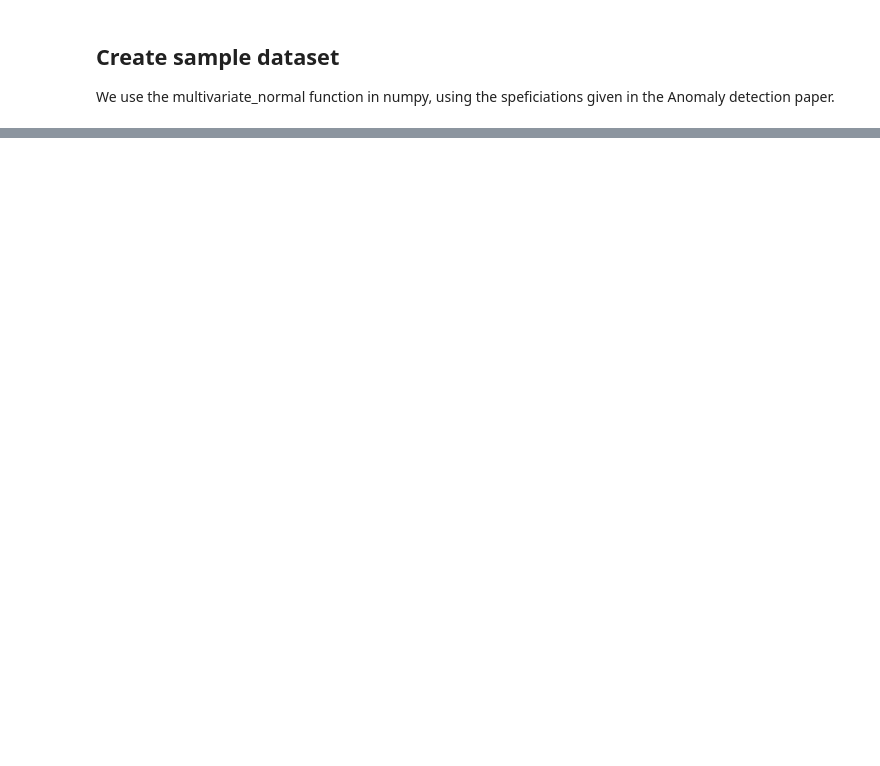
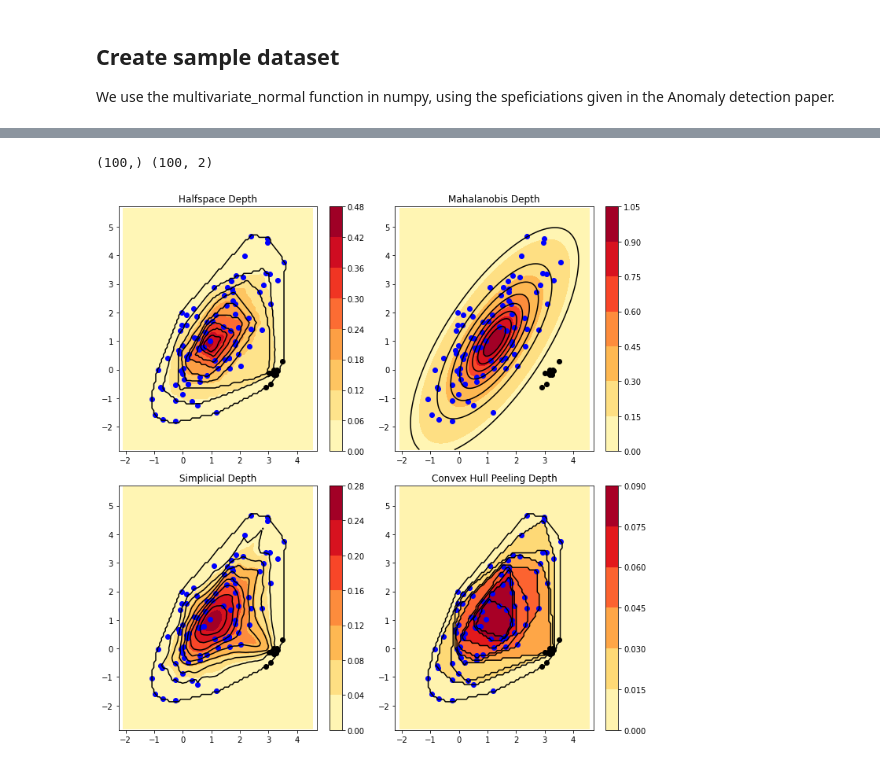
Before and after one commit to ananya-k15/data-depth, a Jupyter notebook: data_depth.ipynb, the cells around one changed output, grey strips where cells are left out. Drawn from its saved outputs; the diff is of its cells as text; code cells hidden in the pictures; blank space fills up the shorter version.

Commit message:
implement data depth definitions

```diff
--- a/data_depth.ipynb
+++ b/data_depth.ipynb
@@ -85,7 +84,0 @@ plt.show()
-# %%
-from depth.multivariate import *
-mat1=[[1, 0, 0, 0, 0],[0, 2, 0, 0, 0],[0, 0, 3, 0, 0],[0, 0, 0, 2, 0],[0, 0, 0, 0, 1]]
-mat2=[[1, 0, 0, 0, 0],[0, 1, 0, 0, 0],[0, 0, 1, 0, 0],[0, 0, 0, 1, 0],[0, 0, 0, 0, 1]]
-x = np.random.multivariate_normal([1,1,1,1,1], mat2, 10)
-data = np.random.multivariate_normal([0,0,0,0,0], mat1, 1000)
-mahalanobis(x, data)
@@ -95,0 +85,6 @@ UnboundLocalError: local variable 'ddalpha_exact' referenced before assignment
+# %%
+# compute combined dataset
+combined_data = np.column_stack((combined_x, combined_y))
+print(combined_x.shape, combined_data.shape)
+# %% [output]
+(100,) (100, 2)
@@ -95,0 +105,34 @@ UnboundLocalError: local variable 'ddalpha_exact' referenced before assignment
+# %%
+# Function to plot depth contours
+def plot_depth_contours(ax, depth_function, title):
+    # Create grid for plotting
+    grid_x, grid_y = np.mgrid[combined_x.min()-1:combined_x.max()+1:100j, combined_y.min()-1:combined_y.max()+1:100j]
+    grid = np.column_stack([grid_x.ravel(), grid_y.ravel()])
+
+    # Compute depth on the grid
+    grid_depths = depth_function(grid, combined_data)
+    grid_depths = grid_depths.reshape(grid_x.shape)
+
+    # Plot depth contours
+    contour = ax.contourf(grid_x, grid_y, grid_depths, cmap="YlOrRd")
+    ax.contour(grid_x, grid_y, grid_depths, colors='k', levels=np.linspace(grid_depths.min(), grid_depths.max(), 10))
+    ax.scatter(x, y, c='blue', label='Data points')
+    ax.scatter(anom_x, anom_y, c='black', label='Data points')
+
+    # Add a color bar
+    fig.colorbar(contour, ax=ax, orientation='vertical')
+
+    ax.set_title(title)
+    ax.axis('equal')
+
+fig, axs = plt.subplots(2, 2, figsize=(10, 10))
+
+plot_depth_contours(axs[0, 0], halfspace, "Halfspace Depth")
+plot_depth_contours(axs[0, 1], mahalanobis, "Mahalanobis Depth")
+plot_depth_contours(axs[1, 0], simplicial, "Simplicial Depth")
+plot_depth_contours(axs[1, 1], qhpeeling, "Convex Hull Peeling Depth")
+
+plt.tight_layout()
+plt.show()
+# %% [output]
+[figure, added]
```
Also changed, not shown: parts of 13 cells of this notebook.
